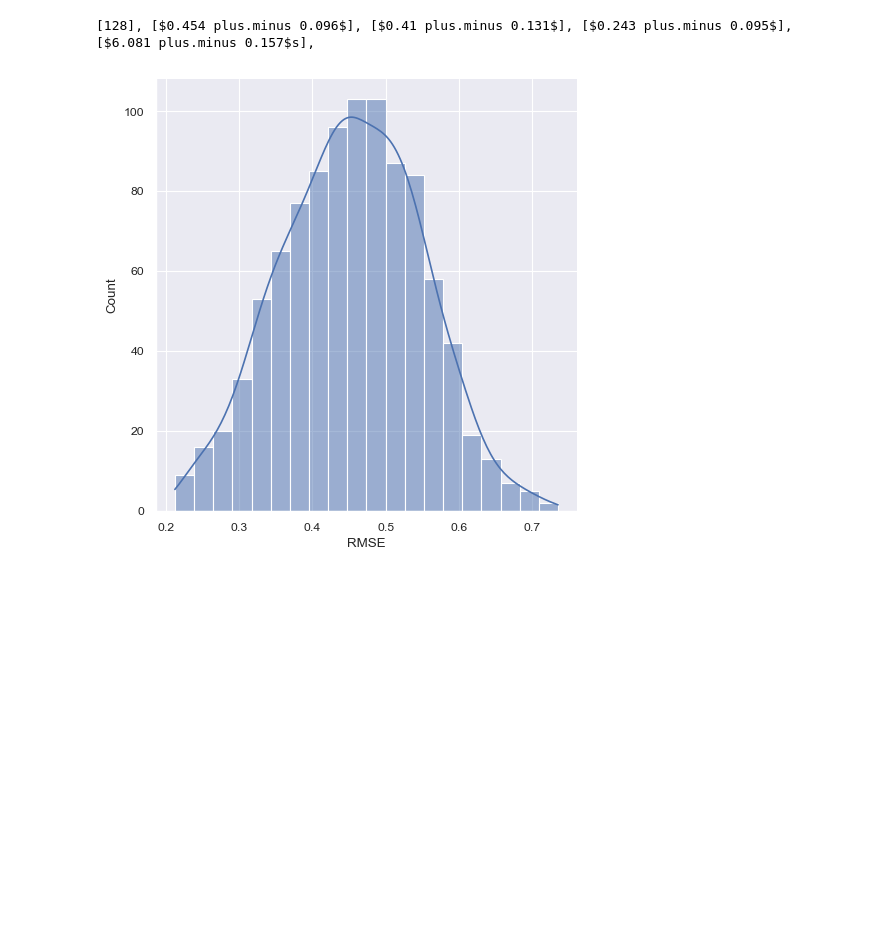
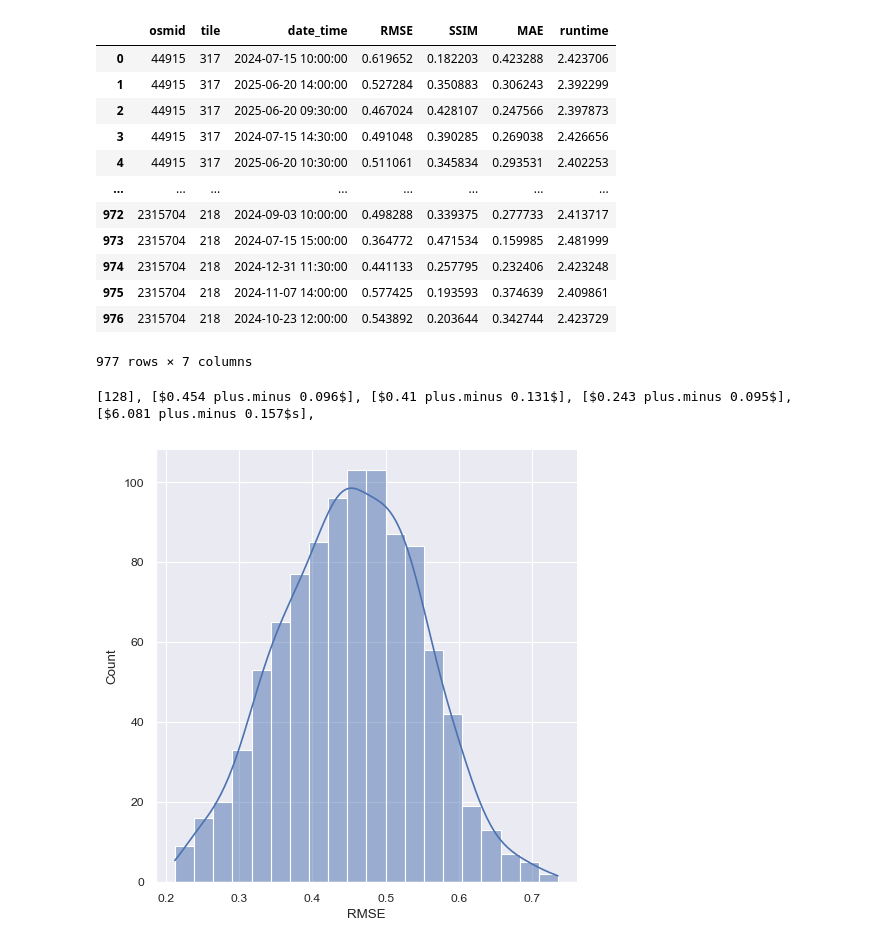
Before and after one commit to lucjonker/Shady_Shenanigans, a Jupyter notebook: src/data_analysis.ipynb, the cells around one changed output. Drawn from its saved outputs; the diff is of its cells as text; code cells hidden in the pictures; blank space fills up the shorter version.

```diff
--- a/src/data_analysis.ipynb
+++ b/src/data_analysis.ipynb
@@ -30,7 +30,21 @@ def fix_legend(plot):
 
     sns.move_legend(plot, "upper right", bbox_to_anchor=(0.85, 0.95), frameon=True)
 # %%
-# df
+df
+# %% [output]
+|  | osmid | tile | date_time | RMSE | SSIM | MAE | runtime |
+| 0 | 44915 | 317 | 2024-07-15 10:00:00 | 0.619652 | 0.182203 | 0.423288 | 2.423706 |
+| 1 | 44915 | 317 | 2025-06-20 14:00:00 | 0.527284 | 0.350883 | 0.306243 | 2.392299 |
+| 2 | 44915 | 317 | 2025-06-20 09:30:00 | 0.467024 | 0.428107 | 0.247566 | 2.397873 |
+| 3 | 44915 | 317 | 2024-07-15 14:30:00 | 0.491048 | 0.390285 | 0.269038 | 2.426656 |
+| 4 | 44915 | 317 | 2025-06-20 10:30:00 | 0.511061 | 0.345834 | 0.293531 | 2.402253 |
+| ... | ... | ... | ... | ... | ... | ... | ... |
+| 972 | 2315704 | 218 | 2024-09-03 10:00:00 | 0.498288 | 0.339375 | 0.277733 | 2.413717 |
+| 973 | 2315704 | 218 | 2024-07-15 15:00:00 | 0.364772 | 0.471534 | 0.159985 | 2.481999 |
+| 974 | 2315704 | 218 | 2024-12-31 11:30:00 | 0.441133 | 0.257795 | 0.232406 | 2.423248 |
+| 975 | 2315704 | 218 | 2024-11-07 14:00:00 | 0.577425 | 0.193593 | 0.374639 | 2.409861 |
+| 976 | 2315704 | 218 | 2024-10-23 12:00:00 | 0.543892 | 0.203644 | 0.342744 | 2.423729 |
+977 rows × 7 columns
 # %%
 RMSE = f"${df.loc[:, 'RMSE'].mean().round(3)} plus.minus {df.loc[:, 'RMSE'].std().round(3)}$"
 SSIM = f"${df.loc[:, 'SSIM'].mean().round(3)} plus.minus {df.loc[:, 'SSIM'].std().round(3)}$"
```
Also changed, not shown: parts of 2 cells of this notebook, 2 other files.
